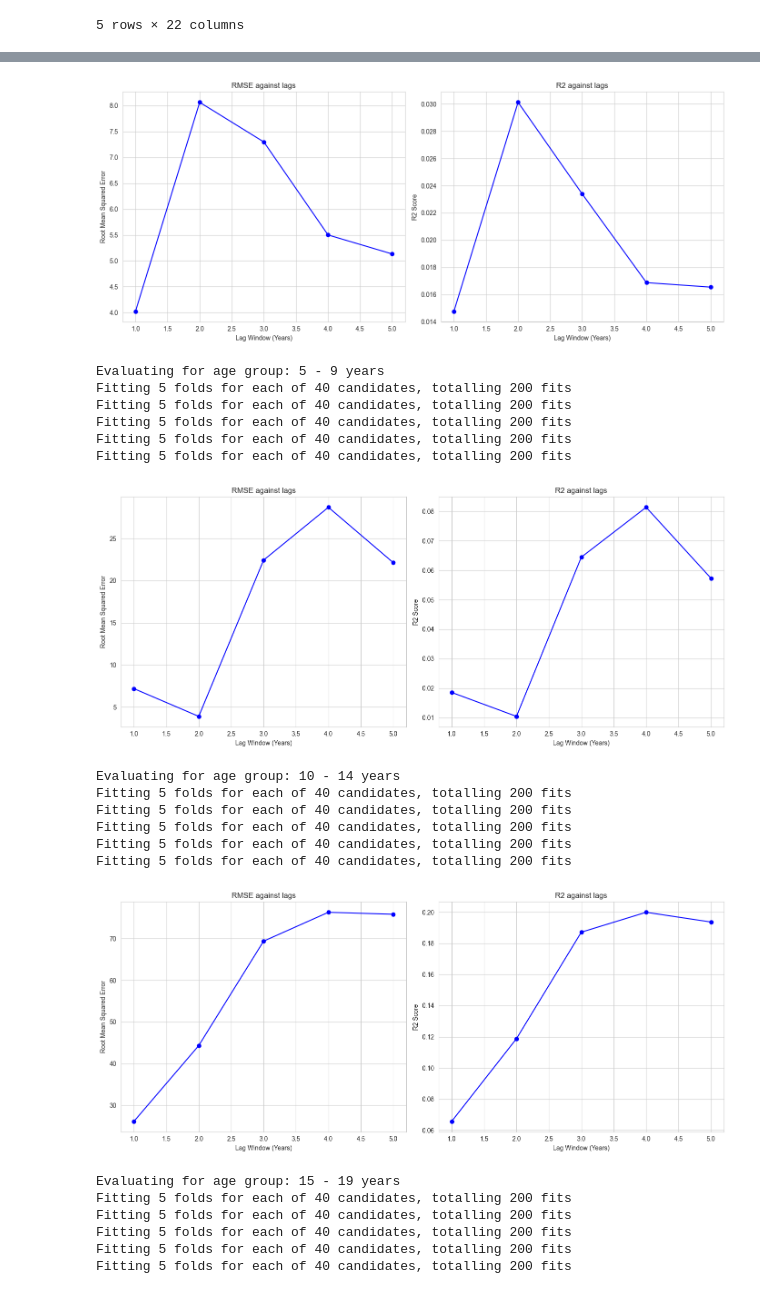
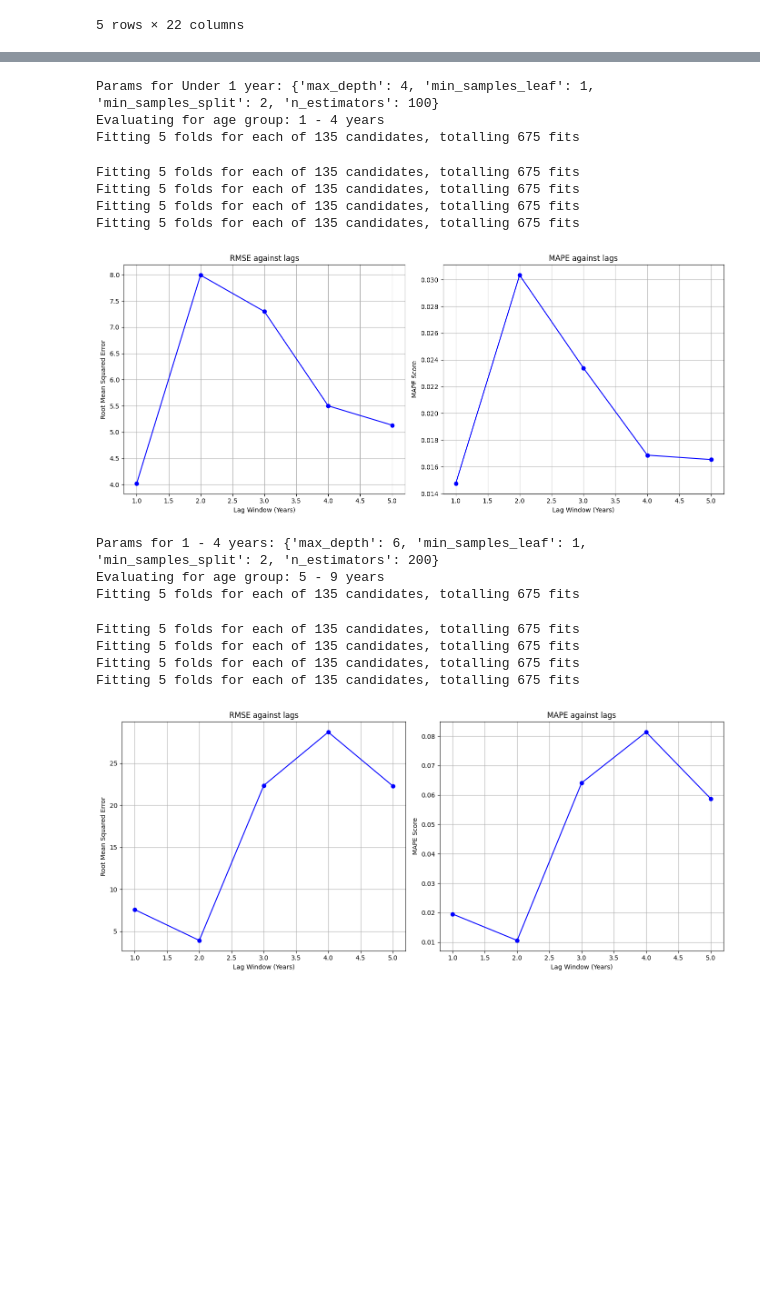
Before and after one commit to oOoOoOo0o/LM051-FYP, a Jupyter notebook: random_forest/age-groups.ipynb, the cells around one changed output, grey strips where cells are left out. Saved outputs shown, nothing was run; the diff lists cells and outputs as text; code cells hidden in the pictures; blank space fills up the shorter version.

```diff
--- a/random_forest/age-groups.ipynb
+++ b/random_forest/age-groups.ipynb
@@ -70,11 +103,12 @@ def evaluate_lags(df, target_col, max_lags):
 
         # Param search
         param_grid = {
-            'n_estimators': [100, 200],
-            'max_depth': [4, 6, 8, 10, 12],
-            'min_samples_split': [2, 4],
-            'min_samples_leaf': [1, 2]
+            'n_estimators': [100, 200, 300],
+            'max_depth': [4, 6, 8, 10, 16],
+            'min_samples_split': [2, 4, 6],
+            'min_samples_leaf': [1, 2, 3],
         }
+
 
         grid_search = GridSearchCV(model, param_grid, cv=5, n_jobs=-1, verbose=1)
         grid_search.fit(X_train, y_train)
@@ -109,24 +143,14 @@ def plot_results(results):
     axes[0].grid(True)
 
     axes[1].plot(lag_values, mape_values, marker='o', color='b')
-    axes[1].set_title('R2 against lags')
+    axes[1].set_title('MAPE against lags')
     axes[1].set_xlabel('Lag Window (Years)')
-    axes[1].set_ylabel('R2 Score')
+    axes[1].set_ylabel('MAPE Score')
     axes[1].grid(True)
 
     plt.tight_layout()
     plt.show()
 # %%
-features = ([f'{col} Lag1' for col in age_groups] +
-            [f'{col} Lag2' for col in age_groups] +
-            [f'{col} Lag3' for col in age_groups] +
-            [f'{col} Lag4' for col in age_groups] +
-            [f'{col} Lag5' for col in age_groups] +
-            ['Migration Lag1', 'Births Lag1', 'Deaths Lag1'] +
-            ['Migration Lag2', 'Births Lag2', 'Deaths Lag2'] +
-            ['Migration Lag3', 'Births Lag3', 'Deaths Lag3'] +
-            ['Migration Lag4', 'Births Lag4', 'Deaths Lag4'] +
-            ['Migration Lag5', 'Births Lag5', 'Deaths Lag5'])
 models = {}
 lags = {}
 rmses = []
@@ -155,5 +179,6 @@ for idx, ag in enumerate(age_groups):
     mapes.append(results[best_lag]['mape'])
 
     plot_results(results)
+    print(f'Params for {ag}: {results[best_lag]['best_params']}')
 # %% [output]
 Evaluating for age group: Under 1 year
@@ -172,21 +191,16 @@ Fitting 5 folds for each of 40 candidates, totalling 200 fits
+Params for Under 1 year: {'max_depth': 4, 'min_samples_leaf': 1, 'min_samples_split': 2, 'n_estimators': 100}
+Evaluating for age group: 1 - 4 years
+Fitting 5 folds for each of 135 candidates, totalling 675 fits
+Fitting 5 folds for each of 135 candidates, totalling 675 fits
+Fitting 5 folds for each of 135 candidates, totalling 675 fits
+Fitting 5 folds for each of 135 candidates, totalling 675 fits
+Fitting 5 folds for each of 135 candidates, totalling 675 fits
-[figure, old version]
+[figure, new version]
-Evaluating for age group: 5 - 9 years
-Fitting 5 folds for each of 40 candidates, totalling 200 fits
-Fitting 5 folds for each of 40 candidates, totalling 200 fits
-Fitting 5 folds for each of 40 candidates, totalling 200 fits
-Fitting 5 folds for each of 40 candidates, totalling 200 fits
-Fitting 5 folds for each of 40 candidates, totalling 200 fits
+Params for 1 - 4 years: {'max_depth': 6, 'min_samples_leaf': 1, 'min_samples_split': 2, 'n_estimators': 200}
+Evaluating for age group: 5 - 9 years
+Fitting 5 folds for each of 135 candidates, totalling 675 fits
+Fitting 5 folds for each of 135 candidates, totalling 675 fits
+Fitting 5 folds for each of 135 candidates, totalling 675 fits
+Fitting 5 folds for each of 135 candidates, totalling 675 fits
+Fitting 5 folds for each of 135 candidates, totalling 675 fits
-[figure, old version]
+[figure, new version]
-Evaluating for age group: 10 - 14 years
-Fitting 5 folds for each of 40 candidates, totalling 200 fits
-Fitting 5 folds for each of 40 candidates, totalling 200 fits
-Fitting 5 folds for each of 40 candidates, totalling 200 fits
-Fitting 5 folds for each of 40 candidates, totalling 200 fits
-Fitting 5 folds for each of 40 candidates, totalling 200 fits
-[figure, removed]
-Evaluating for age group: 15 - 19 years
-Fitting 5 folds for each of 40 candidates, totalling 200 fits
-Fitting 5 folds for each of 40 candidates, totalling 200 fits
-Fitting 5 folds for each of 40 candidates, totalling 200 fits
-Fitting 5 folds for each of 40 candidates, totalling 200 fits
-Fitting 5 folds for each of 40 candidates, totalling 200 fits
```
Also changed, not shown: parts of 5 cells of this notebook, 3 other files.
